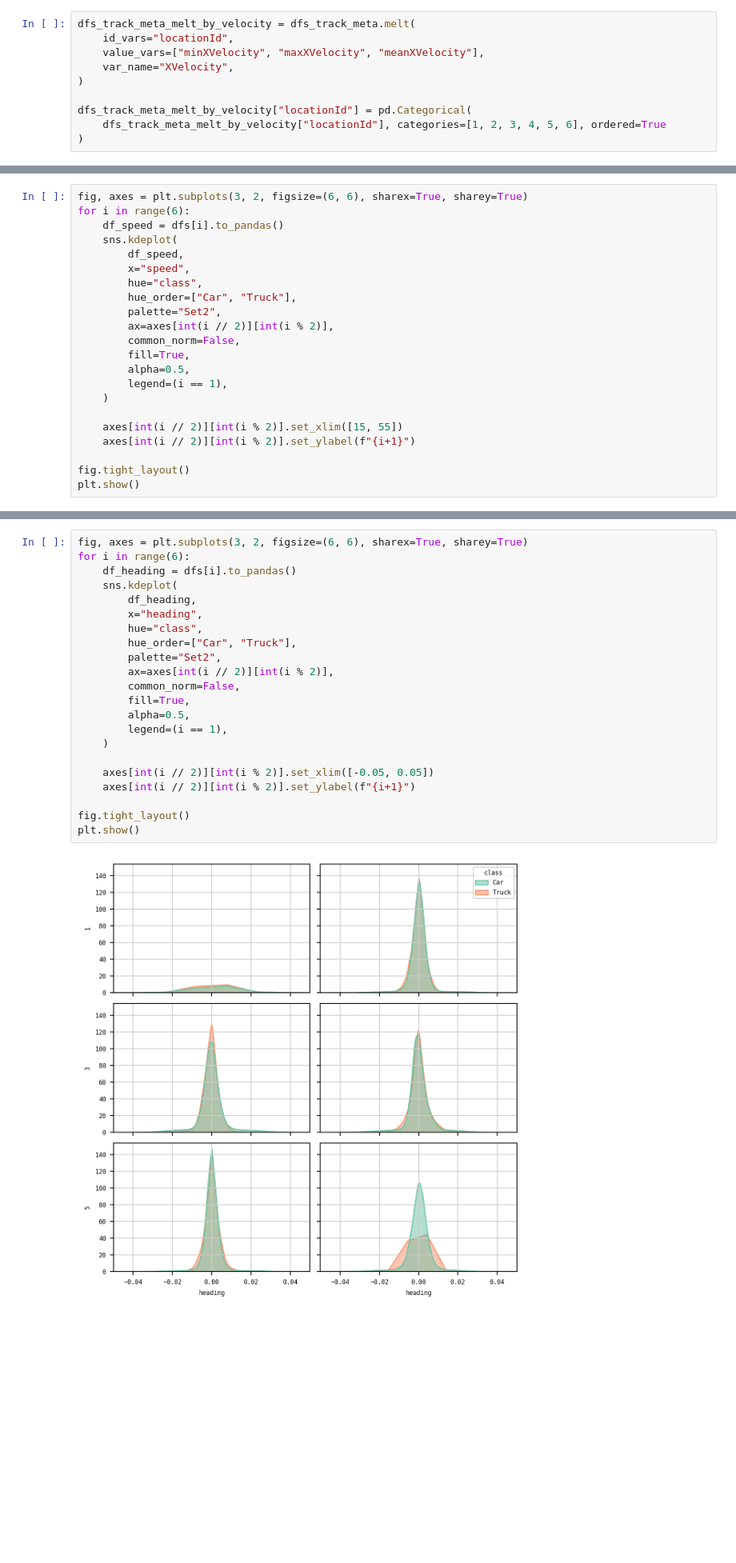
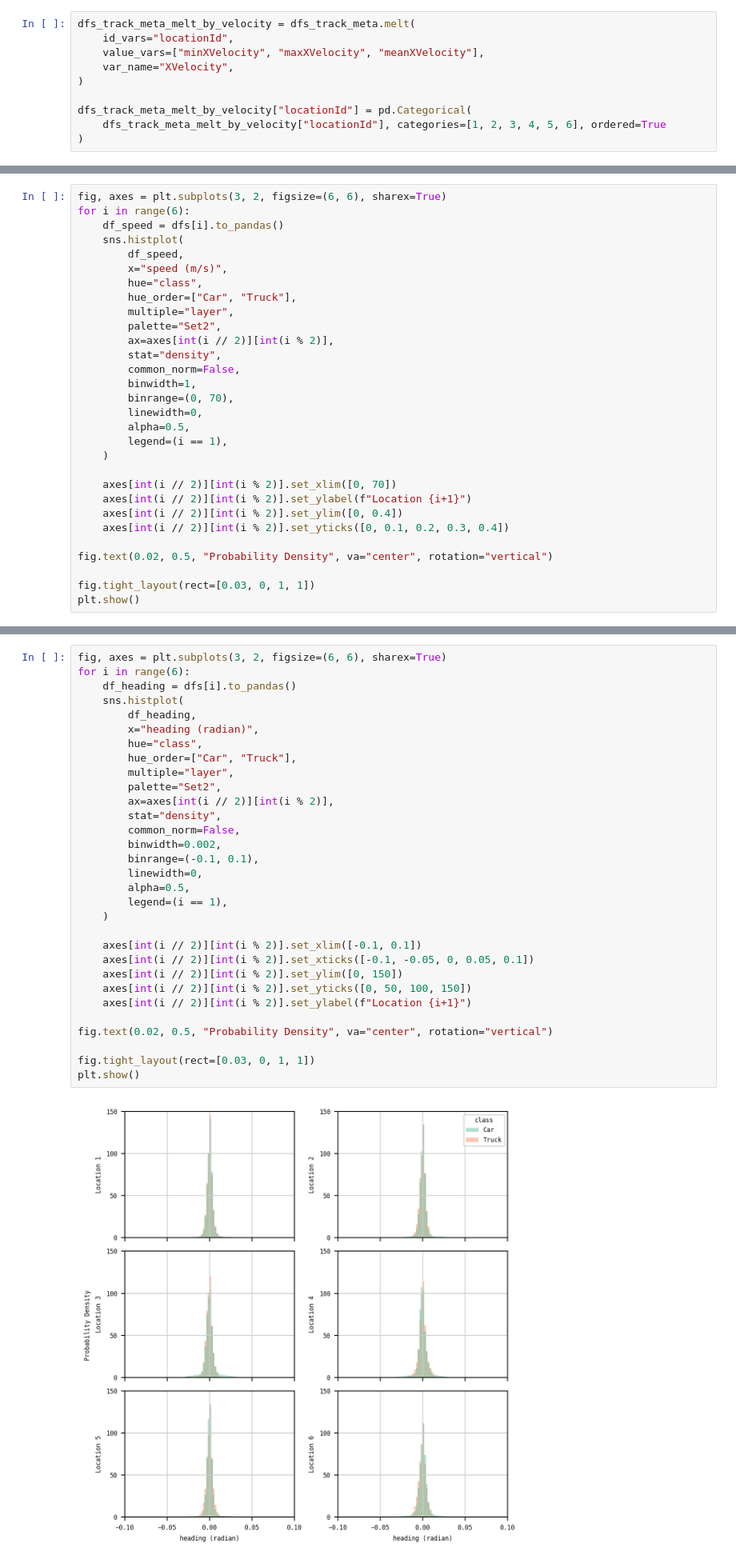
Before and after one commit to WoodOxen/tactics2d, a Jupyter notebook: docs/dataset_support/highd.ipynb, the cells around one changed output, grey strips where cells are left out. Shown: that part at 80% size. Saved outputs shown, nothing was run; the diff lists cells and outputs as text; blank space fills up the shorter version.

```diff
--- a/docs/dataset_support/highd.ipynb
+++ b/docs/dataset_support/highd.ipynb
@@ -282,25 +285,33 @@ plt.show()
 
 The speed distribution differs significantly between vehicle types. Vehicles of the same type tend to exhibit similar speed distribution patterns across different locations.
 # %%
-fig, axes = plt.subplots(3, 2, figsize=(6, 6), sharex=True, sharey=True)
+fig, axes = plt.subplots(3, 2, figsize=(6, 6), sharex=True)
 for i in range(6):
     df_speed = dfs[i].to_pandas()
-    sns.kdeplot(
+    sns.histplot(
         df_speed,
-        x="speed",
+        x="speed (m/s)",
         hue="class",
         hue_order=["Car", "Truck"],
+        multiple="layer",
         palette="Set2",
         ax=axes[int(i // 2)][int(i % 2)],
+        stat="density",
         common_norm=False,
-        fill=True,
+        binwidth=1,
+        binrange=(0, 70),
+        linewidth=0,
         alpha=0.5,
         legend=(i == 1),
     )
 
-    axes[int(i // 2)][int(i % 2)].set_xlim([15, 55])
-    axes[int(i // 2)][int(i % 2)].set_ylabel(f"{i+1}")
+    axes[int(i // 2)][int(i % 2)].set_xlim([0, 70])
+    axes[int(i // 2)][int(i % 2)].set_ylabel(f"Location {i+1}")
+    axes[int(i // 2)][int(i % 2)].set_ylim([0, 0.4])
+    axes[int(i // 2)][int(i % 2)].set_yticks([0, 0.1, 0.2, 0.3, 0.4])
 
-fig.tight_layout()
+fig.text(0.02, 0.5, "Probability Density", va="center", rotation="vertical")
+
+fig.tight_layout(rect=[0.03, 0, 1, 1])
 plt.show()
 # %% [output]
@@ -310,27 +321,36 @@ plt.show()
 
 We present a relative heading angle with respect to the direction of the route. The heading distribution of different types shows high similarity at each location. Since the scenario takes place on a highway, the heading does not deviate significantly from the route direction, with the jitter mostly kept within 0.02 radians.
 # %%
-fig, axes = plt.subplots(3, 2, figsize=(6, 6), sharex=True, sharey=True)
+fig, axes = plt.subplots(3, 2, figsize=(6, 6), sharex=True)
 for i in range(6):
     df_heading = dfs[i].to_pandas()
-    sns.kdeplot(
+    sns.histplot(
         df_heading,
-        x="heading",
+        x="heading (radian)",
         hue="class",
         hue_order=["Car", "Truck"],
+        multiple="layer",
         palette="Set2",
         ax=axes[int(i // 2)][int(i % 2)],
+        stat="density",
         common_norm=False,
-        fill=True,
+        binwidth=0.002,
+        binrange=(-0.1, 0.1),
+        linewidth=0,
         alpha=0.5,
         legend=(i == 1),
     )
 
-    axes[int(i // 2)][int(i % 2)].set_xlim([-0.05, 0.05])
-    axes[int(i // 2)][int(i % 2)].set_ylabel(f"{i+1}")
+    axes[int(i // 2)][int(i % 2)].set_xlim([-0.1, 0.1])
+    axes[int(i // 2)][int(i % 2)].set_xticks([-0.1, -0.05, 0, 0.05, 0.1])
+    axes[int(i // 2)][int(i % 2)].set_ylim([0, 150])
+    axes[int(i // 2)][int(i % 2)].set_yticks([0, 50, 100, 150])
+    axes[int(i // 2)][int(i % 2)].set_ylabel(f"Location {i+1}")
 
-fig.tight_layout()
+fig.text(0.02, 0.5, "Probability Density", va="center", rotation="vertical")
+
+fig.tight_layout(rect=[0.03, 0, 1, 1])
 plt.show()
 # %% [output]
-[figure, old version]
+[figure, new version]
 # %% [markdown]
```
Also changed, not shown: parts of 17 cells of this notebook, 4 other files.
